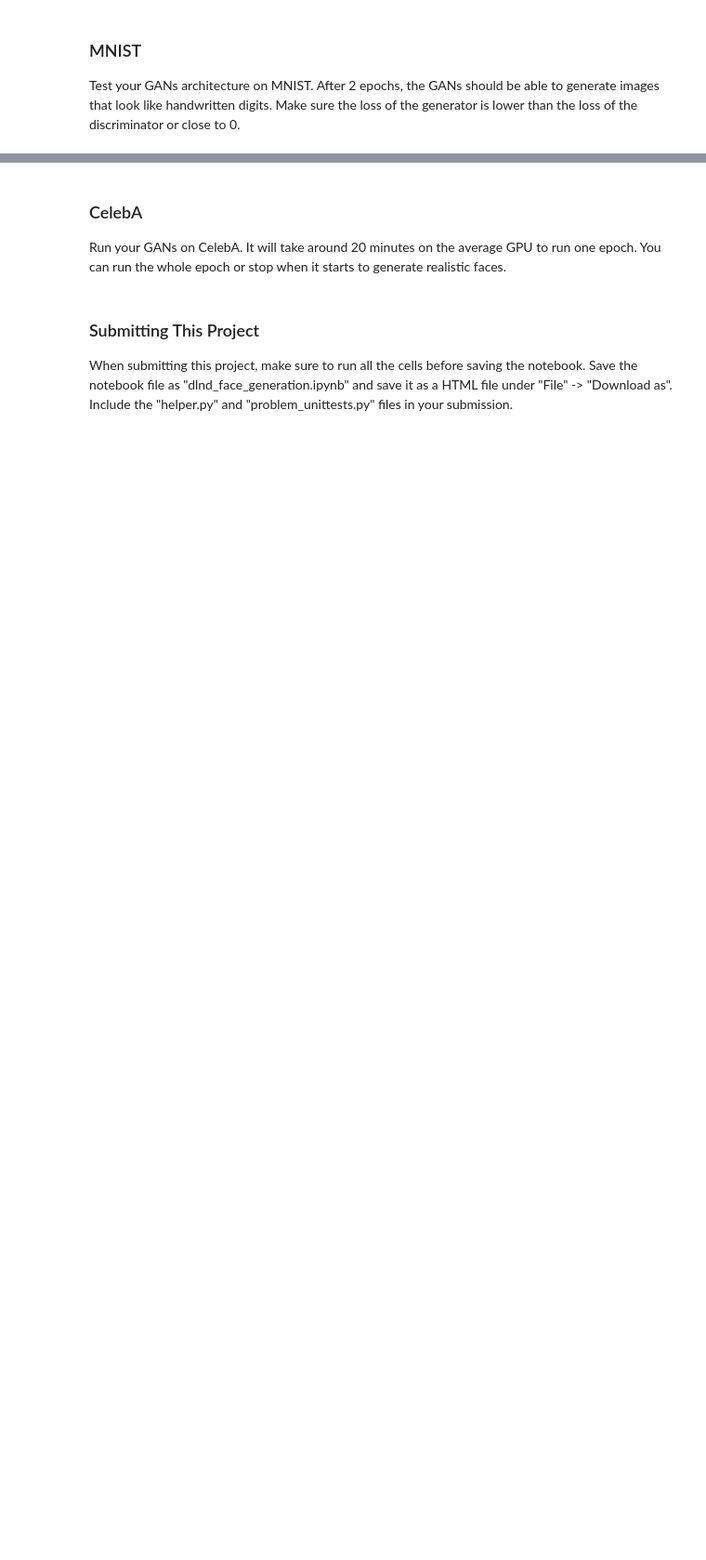
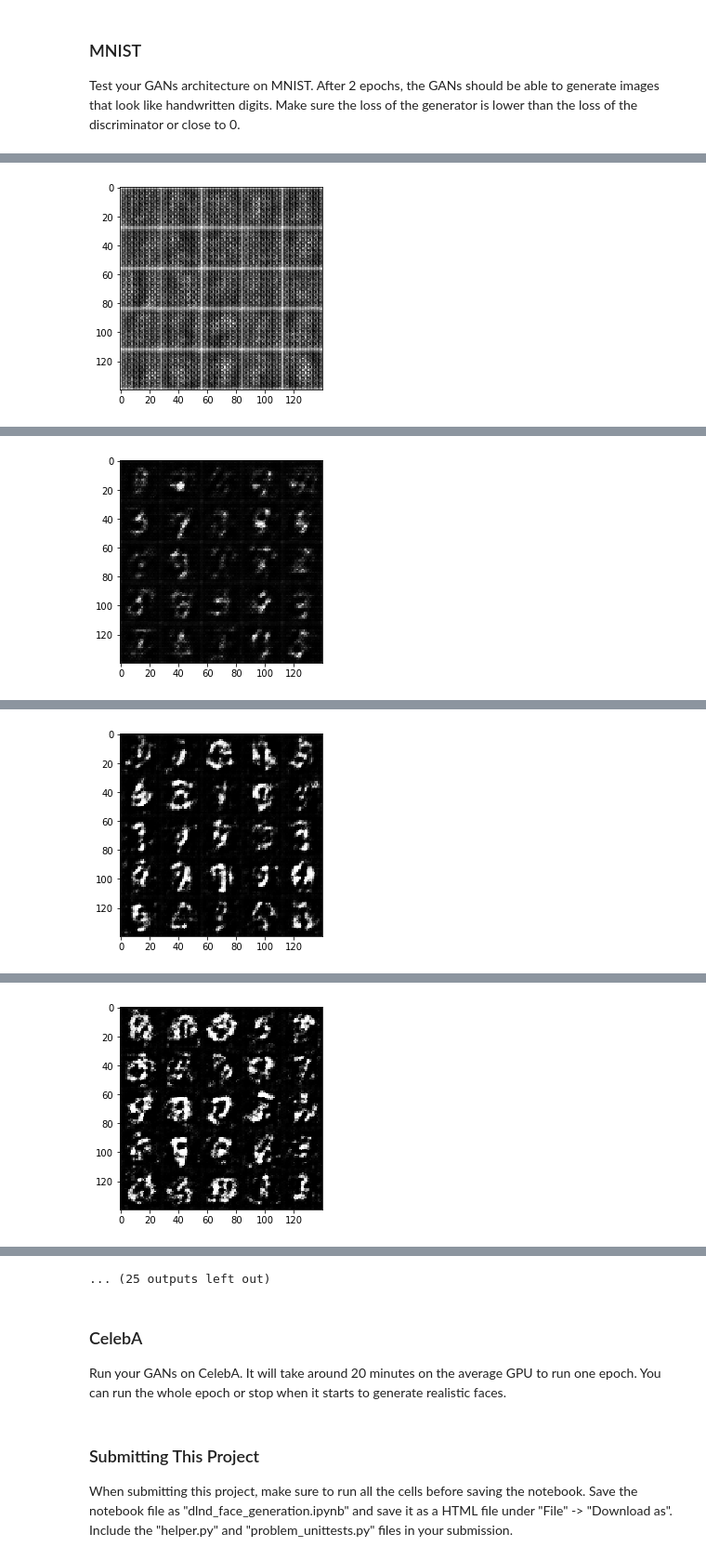
Before and after one commit to ErickDiaz/dlnd_face_generation, a Jupyter notebook: dlnd_face_generation.ipynb, the cells around one changed output, grey strips where cells are left out. Shown at 93% size. Cells and saved outputs as stored; diff of their text form; code cells hidden in the pictures; blank space fills up the shorter version.

Commit message:
Completed training function, tested on MNIST

```diff
--- a/dlnd_face_generation.ipynb
+++ b/dlnd_face_generation.ipynb
@@ -117,8 +116,9 @@ def model_inputs(image_width, image_height, image_channels, z_dim):
     :return: Tuple of (tensor of real input images, tensor of z data, learning rate)
     """
     # TODO: Implement Function
-    image_size = (image_width, image_height, image_channels)
-    input_real = tf.placeholder(tf.float32, (None, *image_size), name='input_real')
+    input_real = tf.placeholder(tf.float32,
+                                shape=(None, image_width, image_height, image_channels),
+                                name='input_real')
     inputs_z = tf.placeholder(tf.float32, (None, z_dim), name='input_z')
     learning_rate = tf.placeholder(tf.float32, name='learning_rate')
 
@@ -386,21 +410,21 @@ SyntaxError: invalid syntax (<ipython-input-37-09d19eb6a6c1>, line 18)
 ### MNIST
 Test your GANs architecture on MNIST.  After 2 epochs, the GANs should be able to generate images that look like handwritten digits.  Make sure the loss of the generator is lower than the loss of the discriminator or close to 0.
 # %%
-batch_size = None
-z_dim = None
-learning_rate = None
-beta1 = None
+batch_size = 64
+z_dim = 128
+learning_rate = 0.0002
+beta1 = 0.5
 
-
+tf.reset_default_graph()
 """
 DON'T MODIFY ANYTHING IN THIS CELL THAT IS BELOW THIS LINE
 """
 epochs = 2
 
 mnist_dataset = helper.Dataset('mnist', glob(os.path.join(data_dir, 'mnist/*.jpg')))
-print("Shape:",  mnist_dataset.shape)
-#with tf.Graph().as_default():
-    #train(epochs, batch_size, z_dim, learning_rate, beta1, mnist_dataset.get_batches,
-    #      mnist_dataset.shape, mnist_dataset.image_mode)
+
+with tf.Graph().as_default():
+    train(epochs, batch_size, z_dim, learning_rate, beta1, mnist_dataset.get_batches,
+          mnist_dataset.shape, mnist_dataset.image_mode)
 # %% [output]
 Shape: (60000, 28, 28, 1)
@@ -407,0 +444 @@ Shape: 28
+[figure, added]
@@ -407,0 +455 @@ Shape: 28
+[figure, added]
@@ -407,0 +466 @@ Shape: 28
+[figure, added]
@@ -407,0 +477 @@ Shape: 28
+[figure, added]
@@ -408,3 +500,4 @@ Shape: 28
+... (25 outputs left out)
 # %% [markdown]
 ### CelebA
 Run your GANs on CelebA.  It will take around 20 minutes on the average GPU to run one epoch.  You can run the whole epoch or stop when it starts to generate realistic faces.
```
Also changed, not shown: parts of 8 cells of this notebook.
